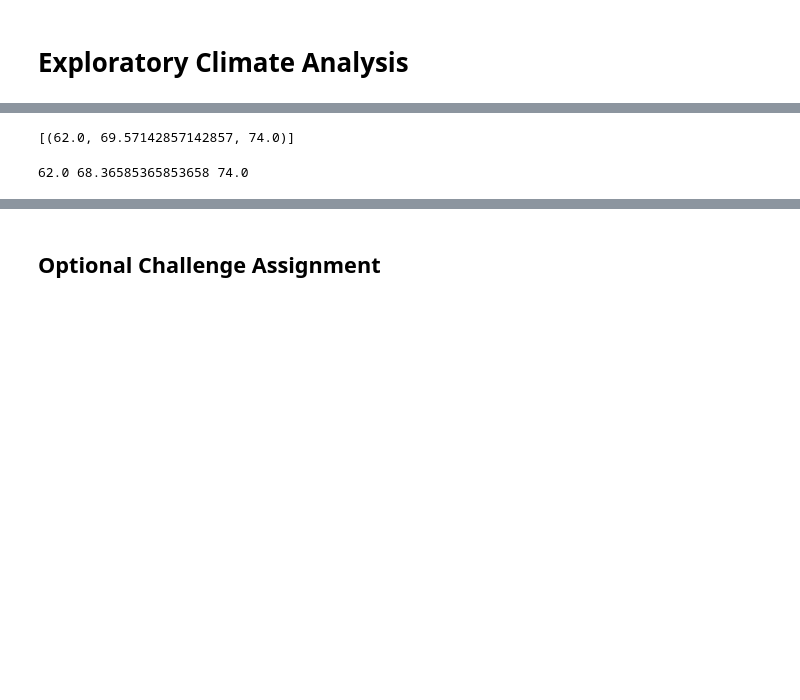
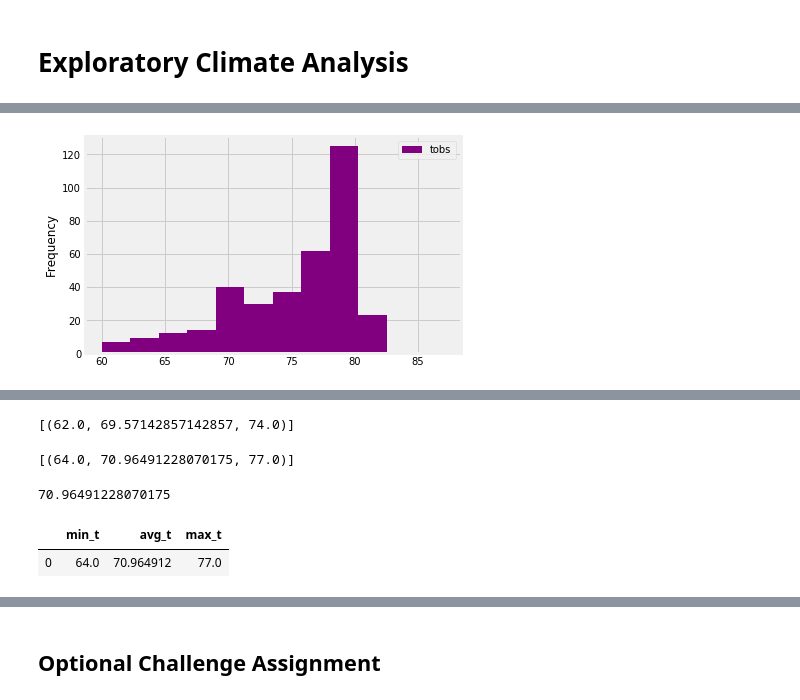
Before and after one commit to whysoq520/sqlalchemy-challenge, a Jupyter notebook: climate_starter.ipynb, the cells around one changed output, grey strips where cells are left out. Cells and saved outputs as stored; diff of their text form; code cells hidden in the pictures; blank space fills up the shorter version.

```diff
--- a/climate_starter.ipynb
+++ b/climate_starter.ipynb
@@ -180,3 +239,10 @@ plt.show()
+# %%
+plt.hist(df_948['Temperature'], color='purple',label='tobs',bins = 12)
+plt.ylabel("Frequency")
+plt.legend(loc='best')
+plt.show()
+# %% [output]
+[figure, added]
 # %%
 # Choose the station with the highest number of temperature observations.
 # Query the last 12 months of temperature observation data for this station and plot the results as a histogram
@@ -206,8 +272,20 @@ print(calc_temps('2012-02-28', '2012-03-05'))
 # %%
 # Use your previous function `calc_temps` to calculate the tmin, tavg, and tmax
 # for your trip using the previous year's data for those same dates.
+trip_data = calc_temps('2014-02-14', '2014-02-21')
+trip_data
 # %% [output]
-62.0 68.36585365853658 74.0
+[(64.0, 70.96491228070175, 77.0)]
+# %%
+trip_data[0][1]
+# %% [output]
+70.96491228070175
+# %%
+trip_df=pd.DataFrame(trip_data, columns=['min_t','avg_t','max_t'])
+trip_df
+# %% [output]
+|  | min_t | avg_t | max_t |
+| 0 | 64.0 | 70.964912 | 77.0 |
 # %%
 # Plot the results from your previous query as a bar chart.
 # Use "Trip Avg Temp" as your Title
```
Also changed, not shown: parts of 22 cells of this notebook.
